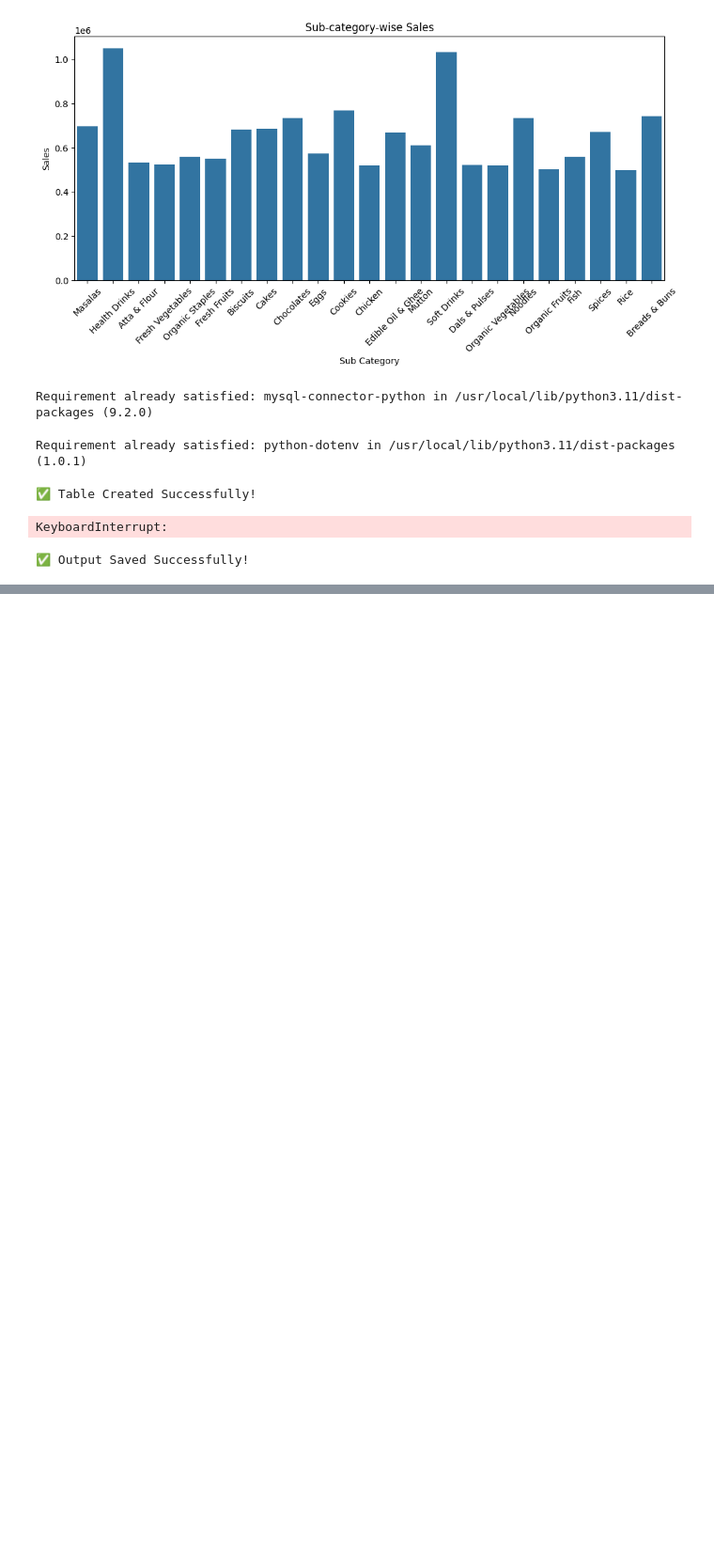
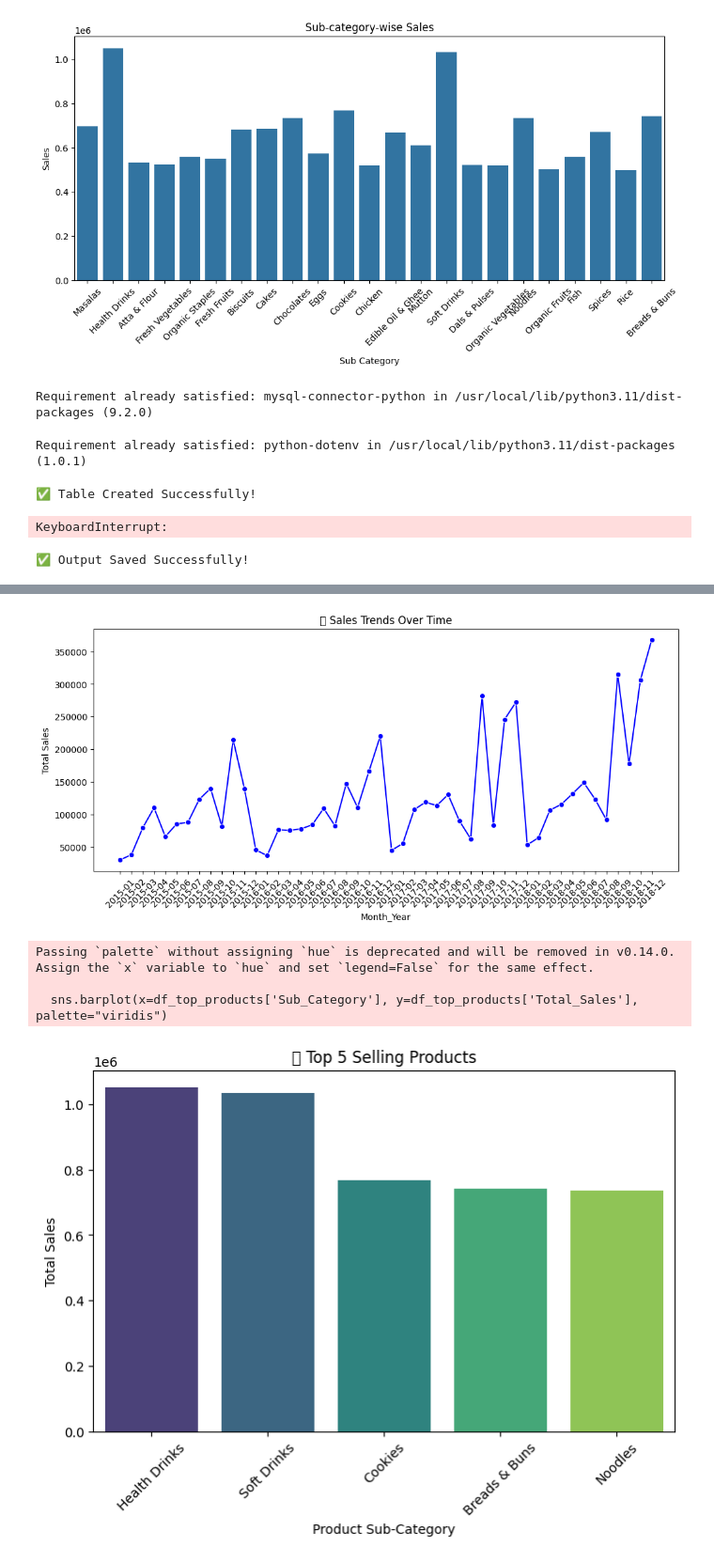
Before and after one commit to chaki786/supermarket-, a Jupyter notebook: supermarket.ipynb, the cells around one changed output, grey strips where cells are left out. Shown: that part at 94% size. Cells and saved outputs as stored; diff of their text form; code cells hidden in the pictures; blank space fills up the shorter version.

```diff
--- a/supermarket.ipynb
+++ b/supermarket.ipynb
@@ -313,0 +539,74 @@ files.download("queries_output.md")
+# %%
+import pandas as pd
+import matplotlib.pyplot as plt
+import seaborn as sns
+import mysql.connector
+
+# ✅ MySQL Connection
+conn = mysql.connector.connect(
+    host="bz0z3aamw7bganvyuzam-mysql.services.clever-cloud.com",
+    user="uqu1w4kiq5sfpjml",
+    password="Zd7Ydqz2yu00psANOYxh",
+    database="bz0z3aamw7bganvyuzam"
+)
+
+# ✅ Query 1: Sales Trends Over Time
+query_sales_trends = """
+SELECT DATE_FORMAT(Order_Date, '%Y-%m') AS Month_Year,
+       SUM(Sales) AS Total_Sales
+FROM sales_data
+GROUP BY Month_Year
+ORDER BY Month_Year;
+"""
+df_sales = pd.read_sql(query_sales_trends, conn)
+
+# ✅ Query 2: Top 5 Selling Products
+query_top_products = """
+SELECT Sub_Category, SUM(Sales) AS Total_Sales
+FROM sales_data
+GROUP BY Sub_Category
+ORDER BY Total_Sales DESC
+LIMIT 5;
+"""
+df_top_products = pd.read_sql(query_top_products, conn)
+
+# ✅ Query 3: Total Sales by City
+query_sales_by_city = """
+SELECT City, SUM(Sales) AS Total_Sales
+FROM sales_data
+GROUP BY City
+ORDER BY Total_Sales DESC
+LIMIT 10;
+"""
+df_sales_by_city = pd.read_sql(query_sales_by_city, conn)
+
+conn.close()
+
+# ✅ 1. Line Chart - Sales Trends Over Time
+plt.figure(figsize=(12, 5))
+sns.lineplot(x=df_sales['Month_Year'], y=df_sales['Total_Sales'], marker='o', color="b")
+plt.xticks(rotation=45)
+plt.title("📈 Sales Trends Over Time")
+plt.ylabel("Total Sales")
+plt.show()
+
+# ✅ 2. Bar Chart - Top 5 Selling Products
+plt.figure(figsize=(8, 5))
+sns.barplot(x=df_top_products['Sub_Category'], y=df_top_products['Total_Sales'], palette="viridis")
+plt.title("🔥 Top 5 Selling Products")
+plt.ylabel("Total Sales")
+plt.xlabel("Product Sub-Category")
+plt.xticks(rotation=45)
+plt.show()
+
+# ✅ 3. Pie Chart - Total Sales by City
+plt.figure(figsize=(8, 8))
+plt.pie(df_sales_by_city['Total_Sales'], labels=df_sales_by_city['City'], autopct='%1.1f%%', startangle=140, colors=sns.color_palette("coolwarm", len(df_sales_by_city)))
+plt.title("🏙️ Total Sales by City")
+plt.show()
+# %% [output]
+[figure, added]
+Passing `palette` without assigning `hue` is deprecated and will be removed in v0.14.0. Assign the `x` variable to `hue` and set `legend=False` for the same effect.
+
+  sns.barplot(x=df_top_products['Sub_Category'], y=df_top_products['Total_Sales'], palette="viridis")
+[figure, added]
```
Also changed, not shown: parts of 13 cells of this notebook.
